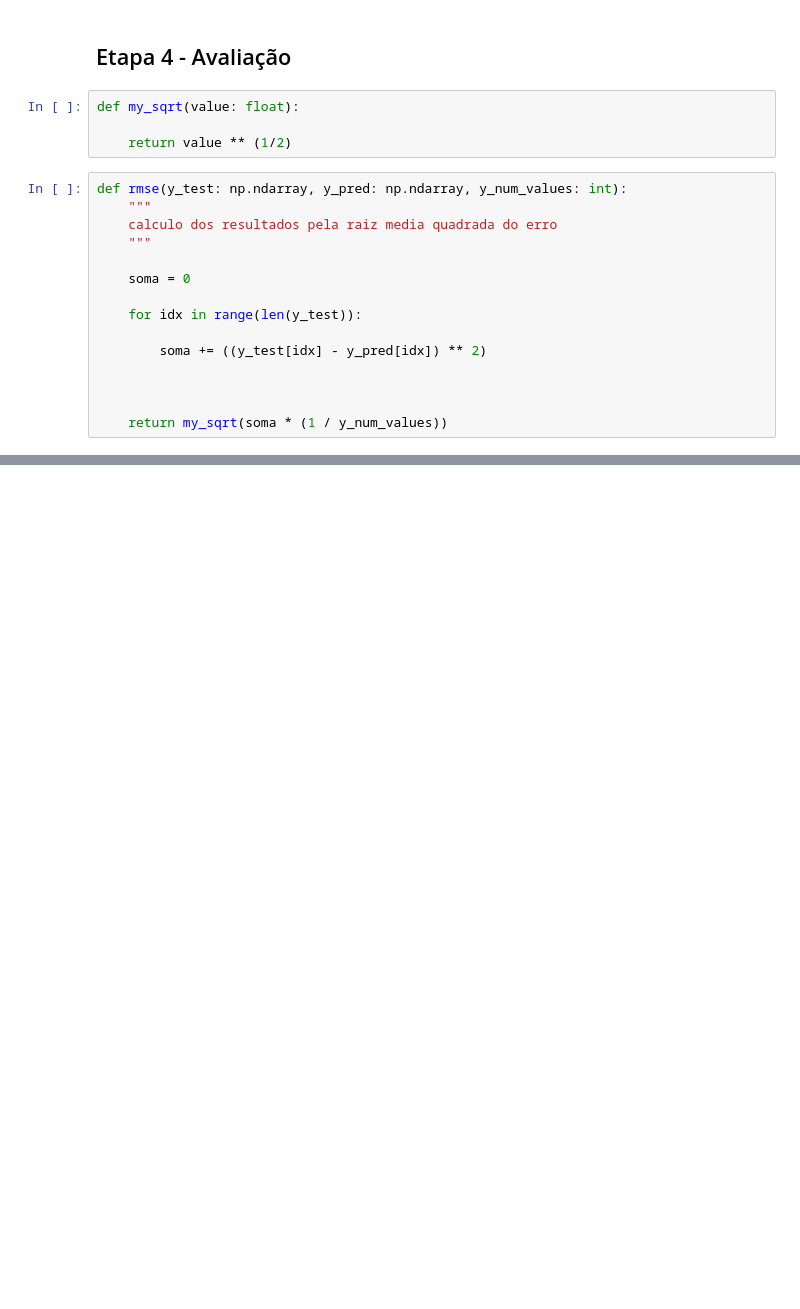
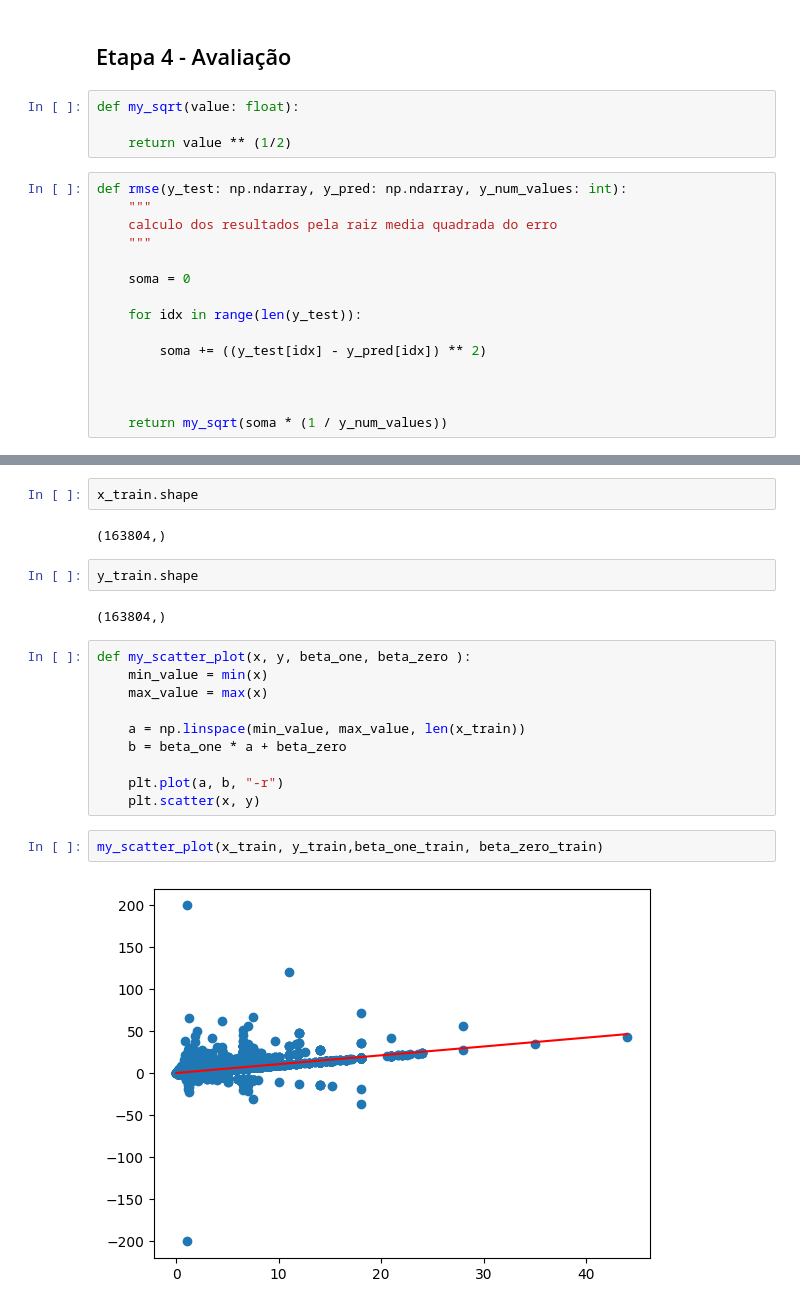
Before and after one commit to mauriciobenjamin700/8-periodo, a Jupyter notebook: sistemas-inteligentes/class/2024-10-23/test1.ipynb, the cells around one changed output, grey strips where cells are left out. Saved outputs shown, nothing was run; the diff lists cells and outputs as text; blank space fills up the shorter version.

```diff
--- a/sistemas-inteligentes/class/2024-10-23/test1.ipynb
+++ b/sistemas-inteligentes/class/2024-10-23/test1.ipynb
@@ -232,3 +264,25 @@ result = rmse(y_test, result_test, len(y_test))
 result
 # %% [output]
 np.float64(1.9609075788870962)
+# %%
+x_train.shape
+# %% [output]
+(163804,)
+# %%
+y_train.shape
+# %% [output]
+(163804,)
+# %%
+def my_scatter_plot(x, y, beta_one, beta_zero ):
+    min_value = min(x)
+    max_value = max(x)
+
+    a = np.linspace(min_value, max_value, len(x_train))
+    b = beta_one * a + beta_zero
+
+    plt.plot(a, b, "-r")
+    plt.scatter(x, y)
+# %%
+my_scatter_plot(x_train, y_train,beta_one_train, beta_zero_train)
+# %% [output]
+[figure, added]
```
Also changed, not shown: parts of 18 cells of this notebook.
